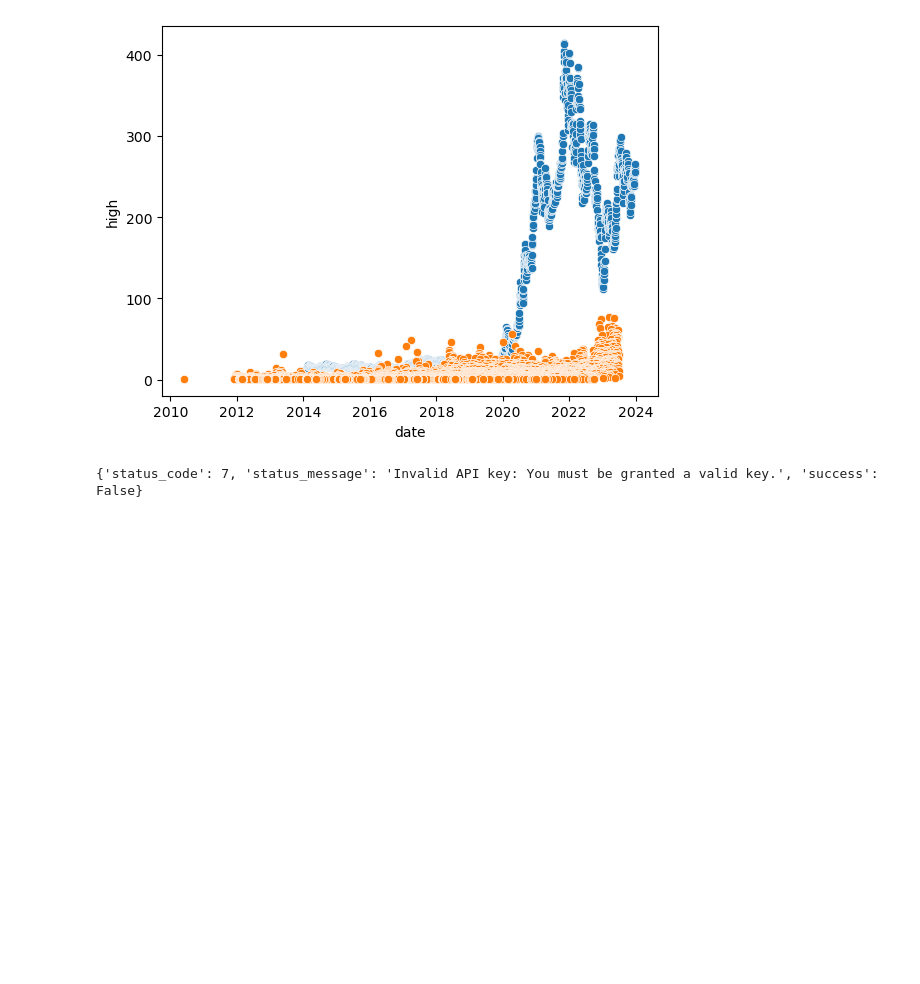
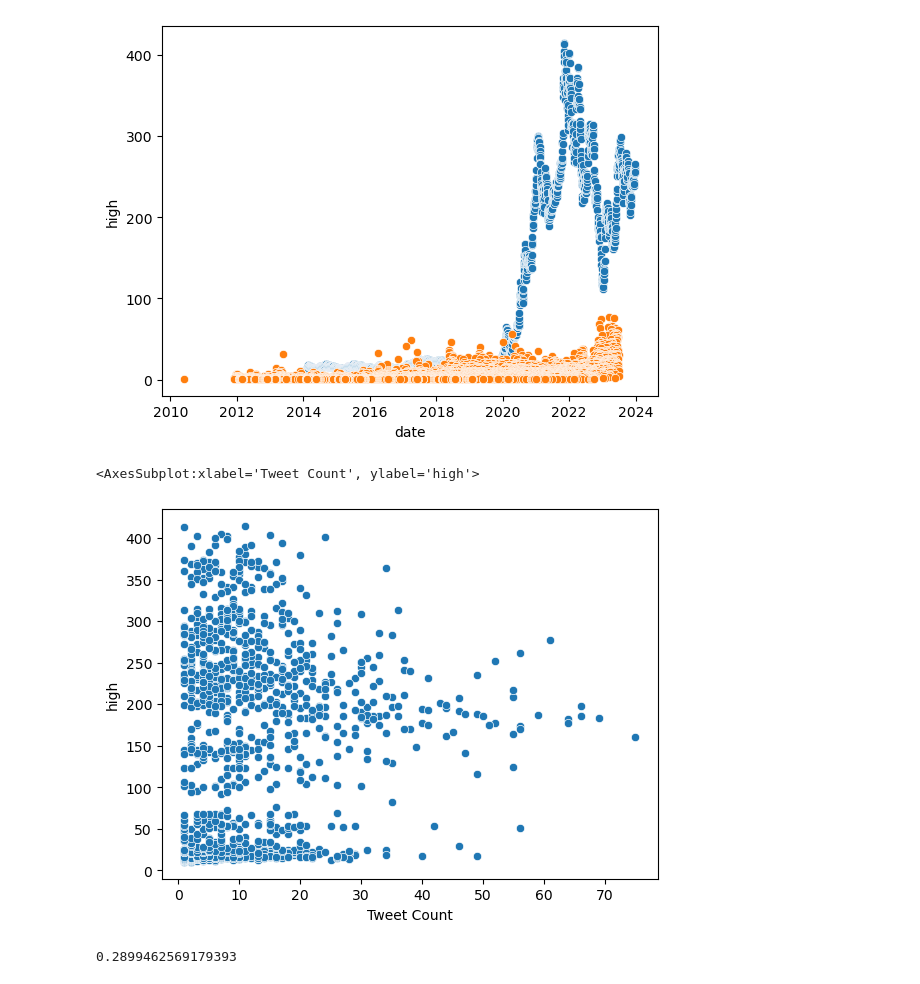
Before and after one commit to Rain0rShine/Artificial-Intelligence, a Jupyter notebook: Semester 1/Stocks/Stocks.ipynb, the cells around one changed output. Cells and saved outputs as stored; diff of their text form; code cells hidden in the pictures; blank space fills up the shorter version.

```diff
--- a/Semester 1/Stocks/Stocks.ipynb
+++ b/Semester 1/Stocks/Stocks.ipynb
@@ -361,6 +272,16 @@ sns.scatterplot(data= musk, x="Date", y="Tweet Count")
 # %% [output]
 <AxesSubplot:xlabel='date', ylabel='high'>
 [figure]
+# %%
+musk.rename(columns={'Date': 'date'}, inplace=True)
+# %%
+result = tsla.merge(musk, how='inner', on='date')
+# %%
+sns.scatterplot(data= result, x="Tweet Count", y= "high")
+# %% [output]
+<AxesSubplot:xlabel='Tweet Count', ylabel='high'>
+[figure, added]
 # %%
+result['Tweet Count'].corr(result['high'])
 # %% [output]
-{'status_code': 7, 'status_message': 'Invalid API key: You must be granted a valid key.', 'success': False}
+0.2899462569179393
```
Also changed, not shown: parts of 18 cells of this notebook.
